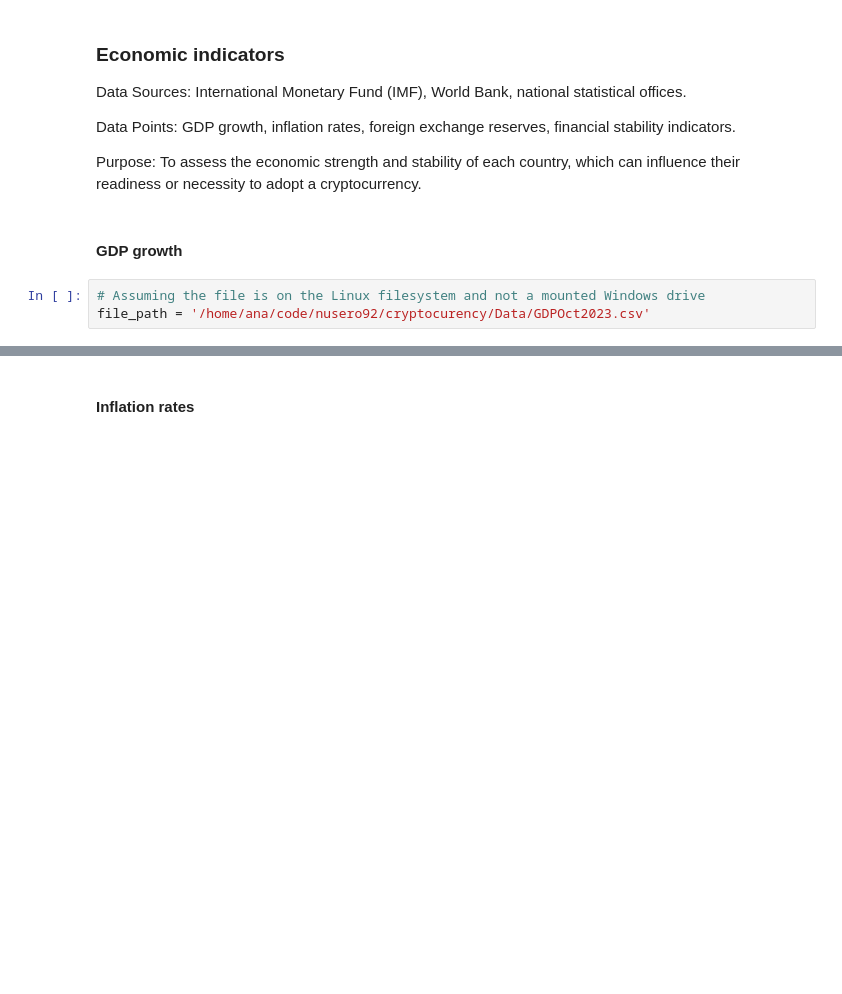
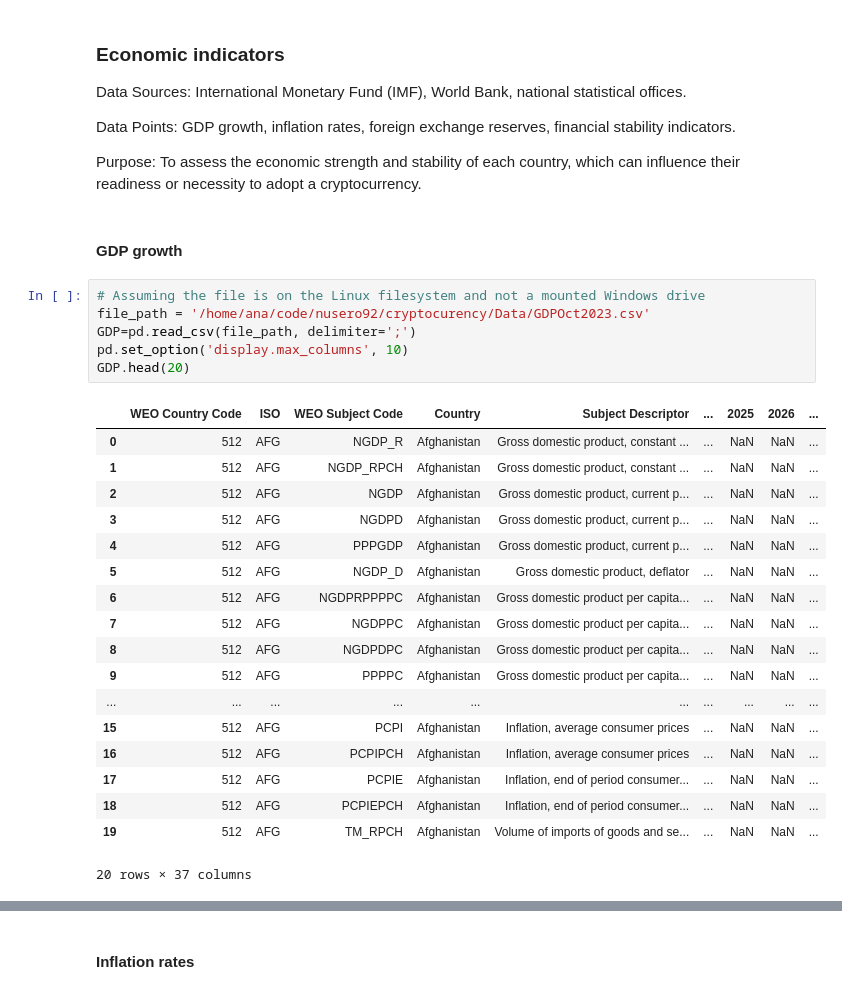
Before and after one commit to nusero92/cryptocurency, a Jupyter notebook: crypto project.ipynb, the cells around one changed output, grey strips where cells are left out. Saved outputs shown, nothing was run; the diff lists cells and outputs as text; blank space fills up the shorter version.

```diff
--- a/crypto project.ipynb
+++ b/crypto project.ipynb
@@ -41,3 +42,25 @@ Purpose: To assess the economic strength and stability of each country, which ca
 # %%
 # Assuming the file is on the Linux filesystem and not a mounted Windows drive
 file_path = '/home/ana/code/nusero92/cryptocurency/Data/GDPOct2023.csv'
+GDP=pd.read_csv(file_path, delimiter=';')
+pd.set_option('display.max_columns', 10)
+GDP.head(20)
+# %% [output]
+|  | WEO Country Code | ISO | WEO Subject Code | Country | Subject Descriptor | ... | 2025 | 2026 | ... |
+| 0 | 512 | AFG | NGDP_R | Afghanistan | Gross domestic product, constant ... | ... | NaN | NaN | ... |
+| 1 | 512 | AFG | NGDP_RPCH | Afghanistan | Gross domestic product, constant ... | ... | NaN | NaN | ... |
+| 2 | 512 | AFG | NGDP | Afghanistan | Gross domestic product, current p... | ... | NaN | NaN | ... |
+| 3 | 512 | AFG | NGDPD | Afghanistan | Gross domestic product, current p... | ... | NaN | NaN | ... |
+| 4 | 512 | AFG | PPPGDP | Afghanistan | Gross domestic product, current p... | ... | NaN | NaN | ... |
+| 5 | 512 | AFG | NGDP_D | Afghanistan | Gross domestic product, deflator | ... | NaN | NaN | ... |
+| 6 | 512 | AFG | NGDPRPPPPC | Afghanistan | Gross domestic product per capita... | ... | NaN | NaN | ... |
+| 7 | 512 | AFG | NGDPPC | Afghanistan | Gross domestic product per capita... | ... | NaN | NaN | ... |
+| 8 | 512 | AFG | NGDPDPC | Afghanistan | Gross domestic product per capita... | ... | NaN | NaN | ... |
+| 9 | 512 | AFG | PPPPC | Afghanistan | Gross domestic product per capita... | ... | NaN | NaN | ... |
+| ... | ... | ... | ... | ... | ... | ... | ... | ... | ... |
+| 15 | 512 | AFG | PCPI | Afghanistan | Inflation, average consumer prices | ... | NaN | NaN | ... |
+| 16 | 512 | AFG | PCPIPCH | Afghanistan | Inflation, average consumer prices | ... | NaN | NaN | ... |
+| 17 | 512 | AFG | PCPIE | Afghanistan | Inflation, end of period consumer... | ... | NaN | NaN | ... |
+| 18 | 512 | AFG | PCPIEPCH | Afghanistan | Inflation, end of period consumer... | ... | NaN | NaN | ... |
+| 19 | 512 | AFG | TM_RPCH | Afghanistan | Volume of imports of goods and se... | ... | NaN | NaN | ... |
+20 rows × 37 columns
```
Also changed, not shown: parts of 22 cells of this notebook, 2 other files.
